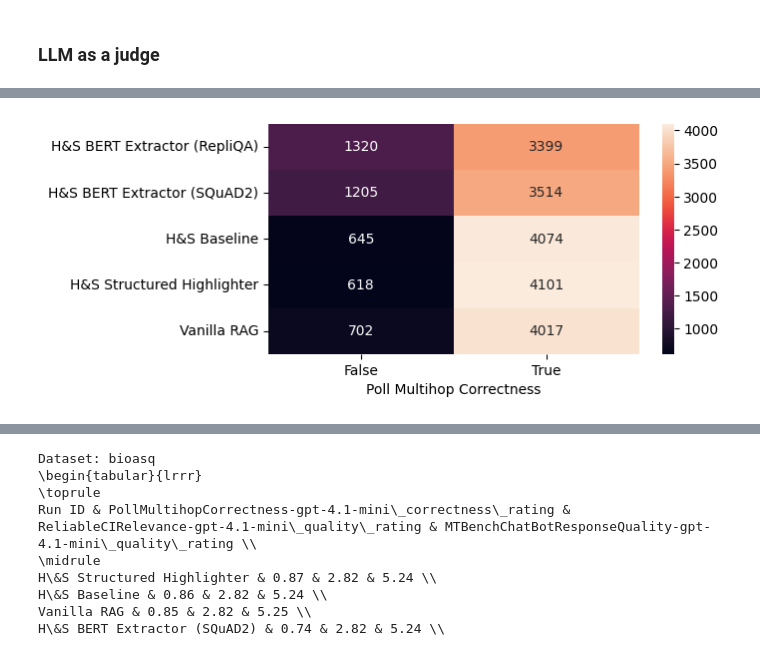
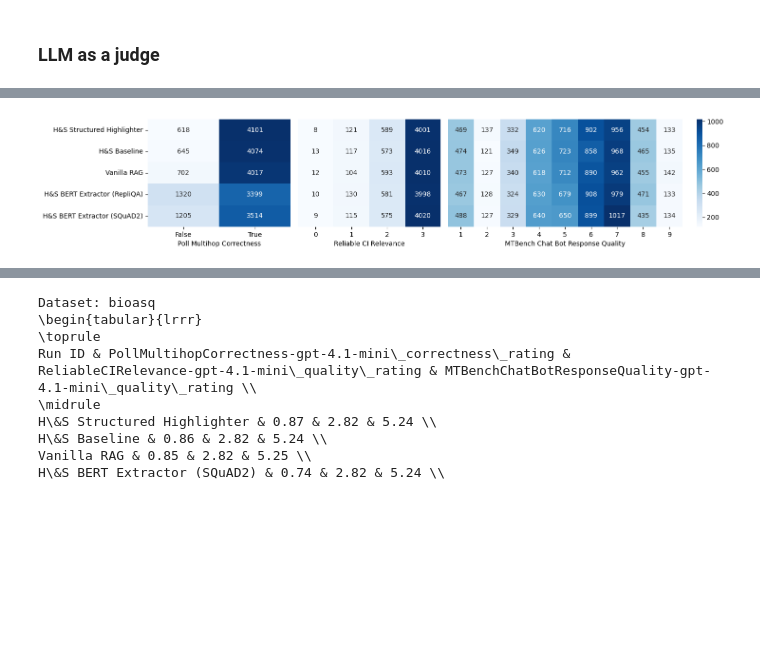
Before and after one commit to microsoft/highlight-summarize, a Jupyter notebook: data-analysis.ipynb, the cells around one changed output, grey strips where cells are left out. Saved outputs shown, nothing was run; the diff lists cells and outputs as text; code cells hidden in the pictures; blank space fills up the shorter version.

Commit message:
update data analysis and add security analysis

```diff
--- a/data-analysis.ipynb
+++ b/data-analysis.ipynb
@@ -27,7 +27,7 @@ PRETTY_NAMES = {
     "HSBERTExtractor-models_microsoft-deberta-v3-base-repliqa-gpt-4.1-mini": "H&S BERT Extractor (RepliQA)",
     "QAEvaluator-gpt-4.1-mini": "Vanilla RAG",
     "PollMultihopCorrectness-gpt-4.1-mini_correctness_rating": "Poll Multihop Correctness",
-    "ReliableCIRelevance-gpt-4.1-mini_relevance_rating": "Reliable CI Relevance",
+    "ReliableCIRelevance-gpt-4.1-mini_quality_rating": "Reliable CI Relevance",
     "MTBenchChatBotResponseQuality-gpt-4.1-mini_quality_rating": "MTBench Chat Bot Response Quality",
     "LLMJudgeStructured-gpt-4.1-mini_rating": "LLM Judge Structured",
 }
@@ -454,12 +454,15 @@ H\&S BERT Extractor (RepliQA) & 0.61 & 0.50 \\
 \end{tabular}
 # %%
 fig, axes = plt.subplots(1, 2, figsize=(9, 4), sharey=True)
+pipeline = "HSBaseline-gpt-4.1-mini-gpt-4.1-mini"
 
 to_cat = []
 for ax, dataset_name in zip(axes, ["repliqa_3", "bioasq"]):
     ax.set_title(PRETTY_NAMES[dataset_name])
     dataset_folder = f"{RESULTS_DIR}/{dataset_name}/"
     for fname in os.listdir(dataset_folder):
+        if not pipeline in fname:
+            continue
         if not fname.endswith("highlighter_vs_hs.jsonl"):
             continue
         df = pd.read_json(os.path.join(dataset_folder, fname), lines=True)
@@ -504,7 +507,8 @@ df_analysis = df.groupby("dataset_name").apply(
 ).reset_index()
 
 df_analysis["dataset_name"] = df_analysis["dataset_name"].map(PRETTY_NAMES)
-ax = df_analysis.set_index("dataset_name")[["H&S Wins", "Tie", "Highlighter Wins"]].plot(
+plot_data = df_analysis.set_index("dataset_name")[["H&S Wins", "Tie", "Highlighter Wins"]]
+ax = plot_data.plot(
     kind="barh",
     stacked=True,
     width=0.8,
@@ -513,4 +517,15 @@ ax = df_analysis.set_index("dataset_name")[["H&S Wins", "Tie", "Highlighter Wins
 )
 plt.xlabel("Preference (%)")
 plt.ylabel("")
+plt.xticks([])
+plt.legend(bbox_to_anchor=(-0.01, 0))
 plt.tight_layout()
+
+# Add % labels to each bar segment
+for i, (idx, row) in enumerate(plot_data.iterrows()):
+    left = 0
+    for col in plot_data.columns:
+        value = row[col]
+        if value > 0.01:  # Only label if >1%
+            ax.text(left + value / 2, i, f"{value*100:.0f}%", va='center', ha='center', color="white" if value > 0.15 else "black", fontsize=10, fontweight="bold")
+        left += value
@@ -594,20 +713,60 @@ H\&S BERT Extractor (SQuAD2) & 0.47 & 0.34 \\
 # %% [markdown]
 ### LLM as a judge
 # %%
-df = dataset_results[dataset_results.answer != NOANSWER_PRED]
-for judge in ["PollMultihopCorrectness-gpt-4.1-mini_correctness_rating", "ReliableCIRelevance-gpt-4.1-mini_quality_rating", "MTBenchChatBotResponseQuality-gpt-4.1-mini_quality_rating"]:
-    df_relevance = {}
-    for run_id, group in df.groupby("run_id"):
-        df_relevance[run_id] = group.value_counts(judge).rename_axis("rating").reset_index(name="count")
-    df_relevance = pd.concat(df_relevance, names=["run_id"]).reset_index()
-    df_relevance["run_id"] = df_relevance["run_id"].map(PRETTY_NAMES)
-    df_relevance.sort_values("count", ascending=False, inplace=True)
-    plt.figure(figsize=(6, 3))
-    sns.heatmap(
-        data=df_relevance.pivot(index="run_id", columns="rating", values="count"),
-        annot=True,
-        fmt="d",
-    )
-    plt.xlabel(PRETTY_NAMES.get(judge, judge))
-    plt.ylabel("")
+for dataset_name, dataset_results in results_df.items():
+    print(f"Dataset: {dataset_name}")
+    df = dataset_results[dataset_results.answer != NOANSWER_PRED]
+
+    fig = plt.figure(figsize=(15, 3))
+    cbar = False
+    count = 0
+    for count, judge in enumerate(["PollMultihopCorrectness-gpt-4.1-mini_correctness_rating", "ReliableCIRelevance-gpt-4.1-mini_quality_rating", "MTBenchChatBotResponseQuality-gpt-4.1-mini_quality_rating"]):
+        df_relevance = {}
+        for run_id, group in df.groupby("run_id"):
+            df_relevance[run_id] = group.value_counts(judge).rename_axis("rating").reset_index(name="count")
+        df_relevance = pd.concat(df_relevance, names=["run_id"]).reset_index()
+        # # Force our ordering:
+        # all_models = [
+        #     'HSStructuredHighlighter-gpt-4.1-mini-gpt-4.1-mini',
+        #     'HSBaseline-gpt-4.1-mini-gpt-4.1-mini',
+        #     'HSBERTExtractor-models_microsoft-deberta-v3-base-repliqa-gpt-4.1-mini',
+        #     'QAEvaluator-gpt-4.1-mini',
+        #     'HSBERTExtractor-deepset_deberta-v3-base-squad2-gpt-4.1-mini',
+        # ]
+        df_relevance["run_id"] = df_relevance["run_id"].map(PRETTY_NAMES)
+        df_relevance.sort_values("count", ascending=False, inplace=True)
+        df_relevance_pivot = df_relevance.pivot(index="run_id", columns="rating", values="count")
+        # Sort by our preferred order.
+        df_relevance_pivot = df_relevance_pivot.reindex(
+            [
+                "H&S Structured Highlighter",
+                "H&S Baseline",
+                "Vanilla RAG",
+                "H&S BERT Extractor (RepliQA)",
+                "H&S BERT Extractor (SQuAD2)",
+            ],
+            axis=0,
+        )
+
+        if count == 0:
+            ax = first_ax = fig.add_subplot(1, 4, count + 1)
+        elif count < 2:
+            ax = fig.add_subplot(1, 4, count + 1, sharey=first_ax)
+            ax.tick_params(axis='y', left=False, labelleft=False)
+        else:
+            ax = fig.add_subplot(1, 4, (3, 4), sharey=first_ax)
+            ax.tick_params(axis='y', left=False, labelleft=False)
+            cbar = True
+
+        sns.heatmap(
+            data=df_relevance_pivot,
+            annot=True,
+            fmt=".0f",
+            cmap="Blues",
+            cbar=cbar,
+        )
+        ax.set_xlabel(PRETTY_NAMES.get(judge, judge))
+        ax.set_ylabel("")
+
+    plt.tight_layout()
 # %% [output]
@@ -614 +775 @@ for judge in ["PollMultihopCorrectness-gpt-4.1-mini_correctness_rating", "Reliab
-[figure, old version]
+[figure, new version]
```
Also changed, not shown: parts of 12 cells of this notebook.
